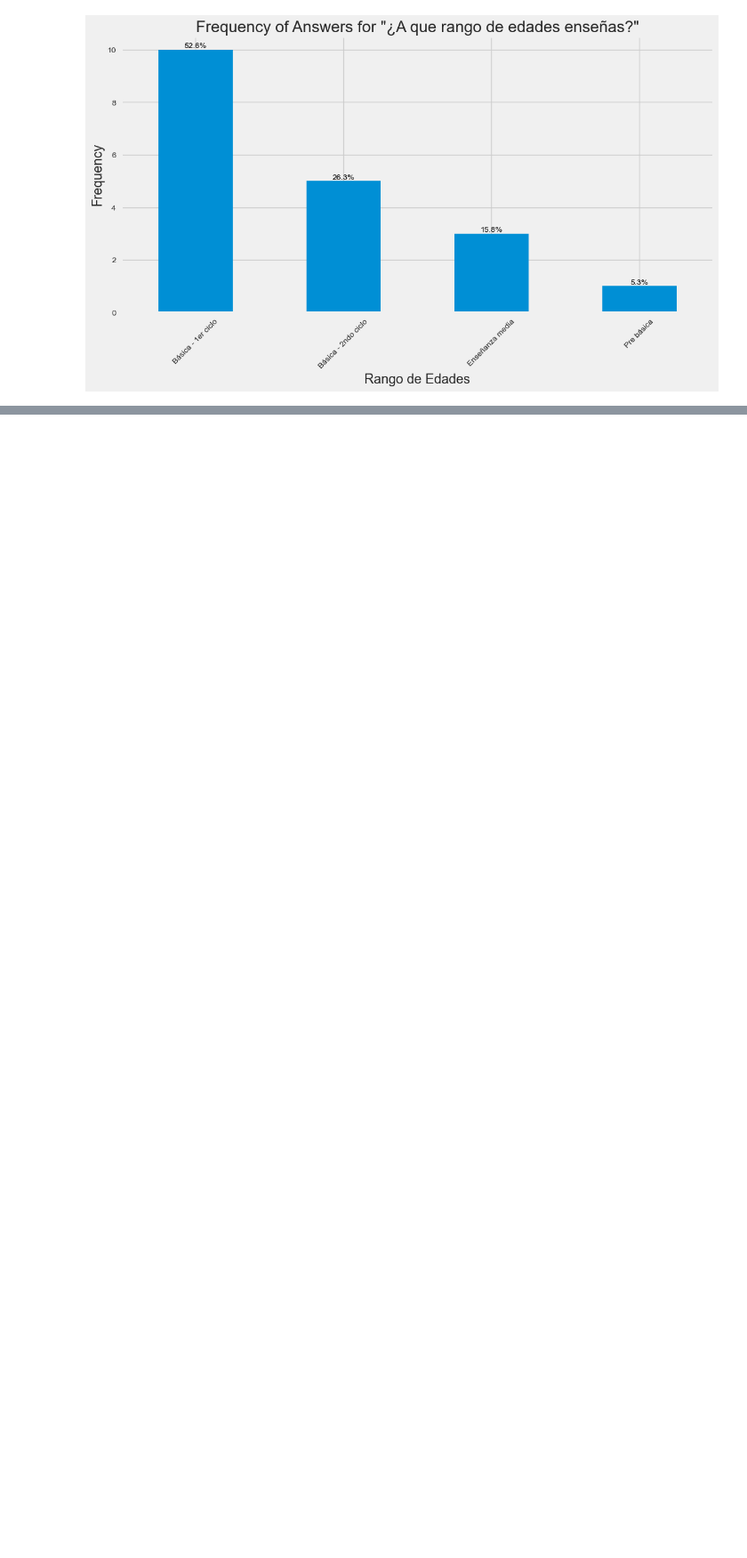
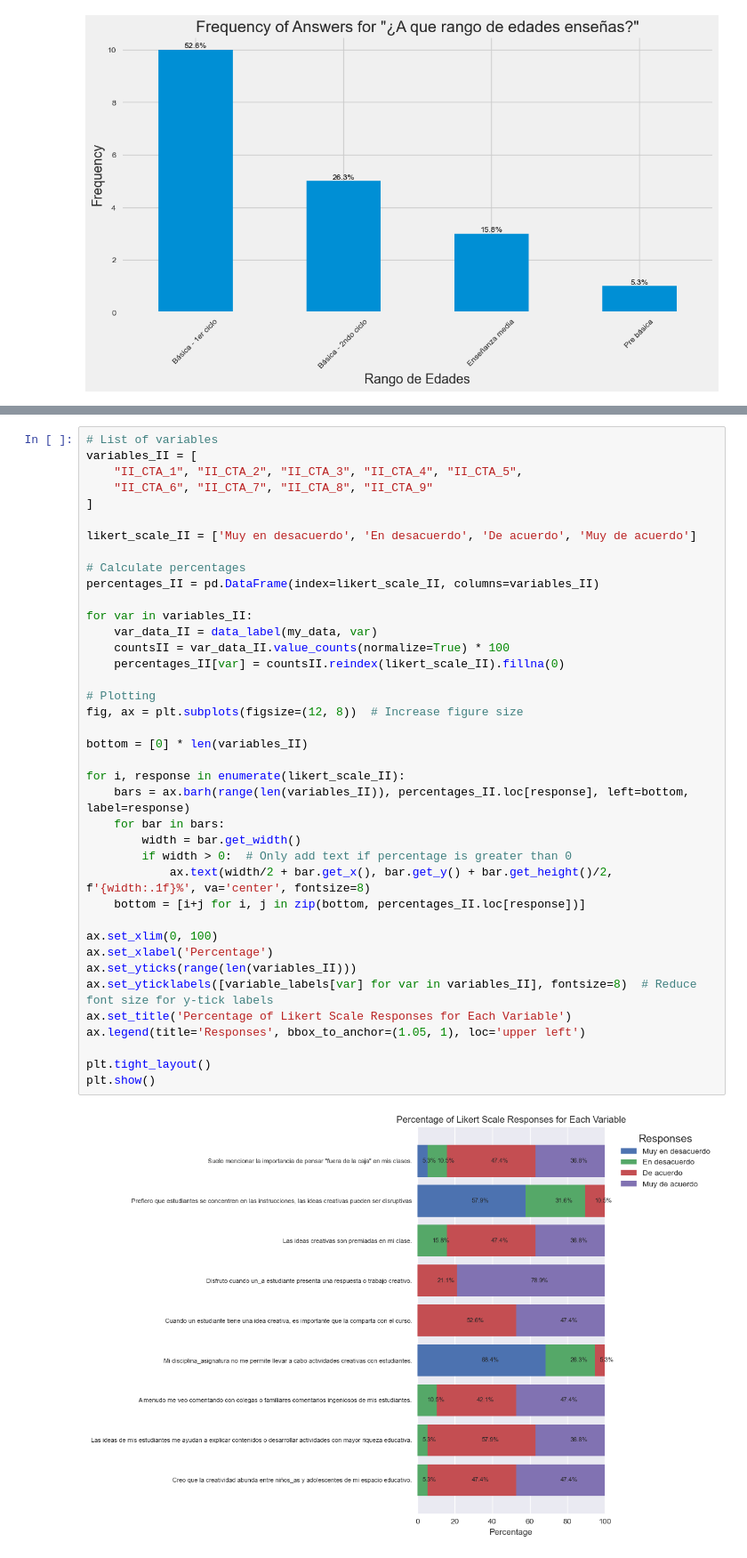
Before and after one commit to FelipeGuarda/Python, a Jupyter notebook: Docente activo/Encuesta pre-creencias 2024.ipynb, the cells around one changed output, grey strips where cells are left out. Shown at 89% size. Drawn from its saved outputs; the diff is of its cells as text; blank space fills up the shorter version.

```diff
--- a/Docente activo/Encuesta pre-creencias 2024.ipynb
+++ b/Docente activo/Encuesta pre-creencias 2024.ipynb
@@ -247,0 +243,41 @@ Me siento parte del ecosistema natural.
+# %%
+# List of variables
+variables_II = [
+    "II_CTA_1", "II_CTA_2", "II_CTA_3", "II_CTA_4", "II_CTA_5",
+    "II_CTA_6", "II_CTA_7", "II_CTA_8", "II_CTA_9"
+]
+
+likert_scale_II = ['Muy en desacuerdo', 'En desacuerdo', 'De acuerdo', 'Muy de acuerdo']
+
+# Calculate percentages
+percentages_II = pd.DataFrame(index=likert_scale_II, columns=variables_II)
+
+for var in variables_II:
+    var_data_II = data_label(my_data, var)
+    countsII = var_data_II.value_counts(normalize=True) * 100
+    percentages_II[var] = countsII.reindex(likert_scale_II).fillna(0)
+
+# Plotting
+fig, ax = plt.subplots(figsize=(12, 8))  # Increase figure size
+
+bottom = [0] * len(variables_II)
+
+for i, response in enumerate(likert_scale_II):
+    bars = ax.barh(range(len(variables_II)), percentages_II.loc[response], left=bottom, label=response)
+    for bar in bars:
+        width = bar.get_width()
+        if width > 0:  # Only add text if percentage is greater than 0
+            ax.text(width/2 + bar.get_x(), bar.get_y() + bar.get_height()/2, f'{width:.1f}%', va='center', fontsize=8)
+    bottom = [i+j for i, j in zip(bottom, percentages_II.loc[response])]
+
+ax.set_xlim(0, 100)
+ax.set_xlabel('Percentage')
+ax.set_yticks(range(len(variables_II)))
+ax.set_yticklabels([variable_labels[var] for var in variables_II], fontsize=8)  # Reduce font size for y-tick labels
+ax.set_title('Percentage of Likert Scale Responses for Each Variable')
+ax.legend(title='Responses', bbox_to_anchor=(1.05, 1), loc='upper left')
+
+plt.tight_layout()
+plt.show()
+# %% [output]
+[figure, added]
```
Also changed, not shown: parts of 13 cells of this notebook, 1 other file.
